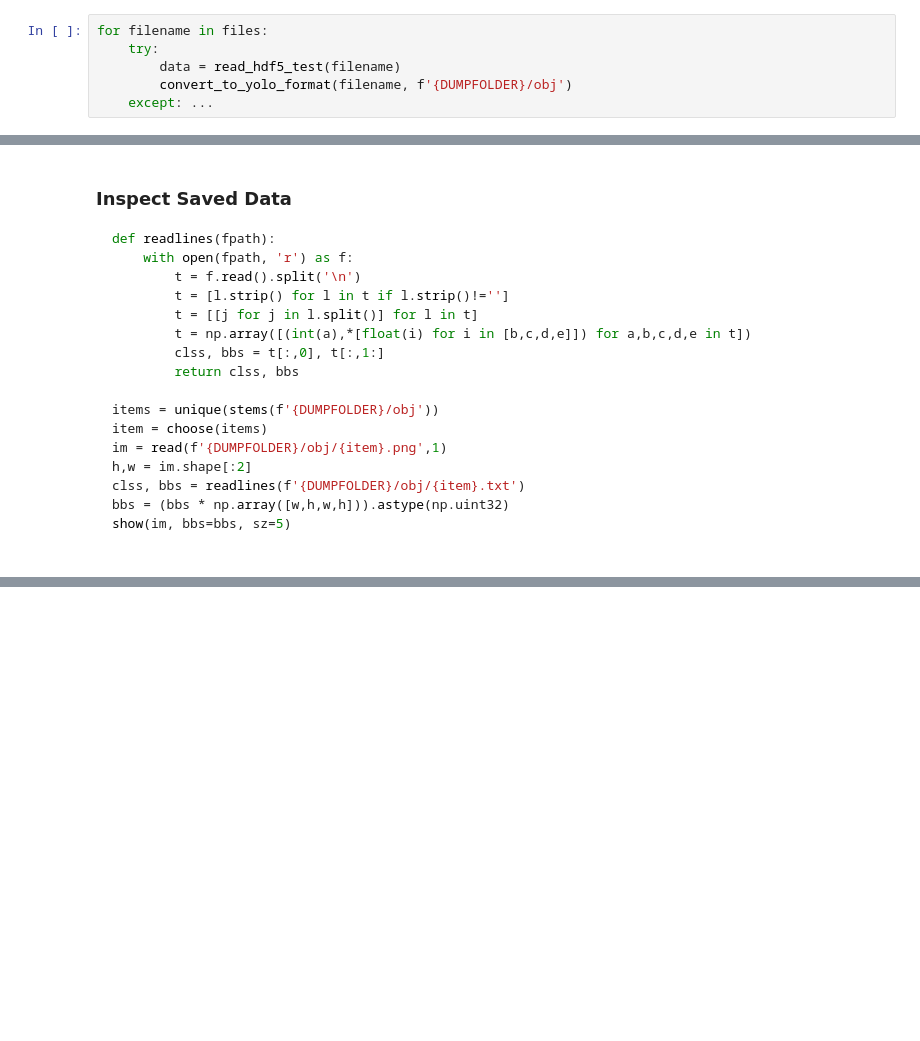
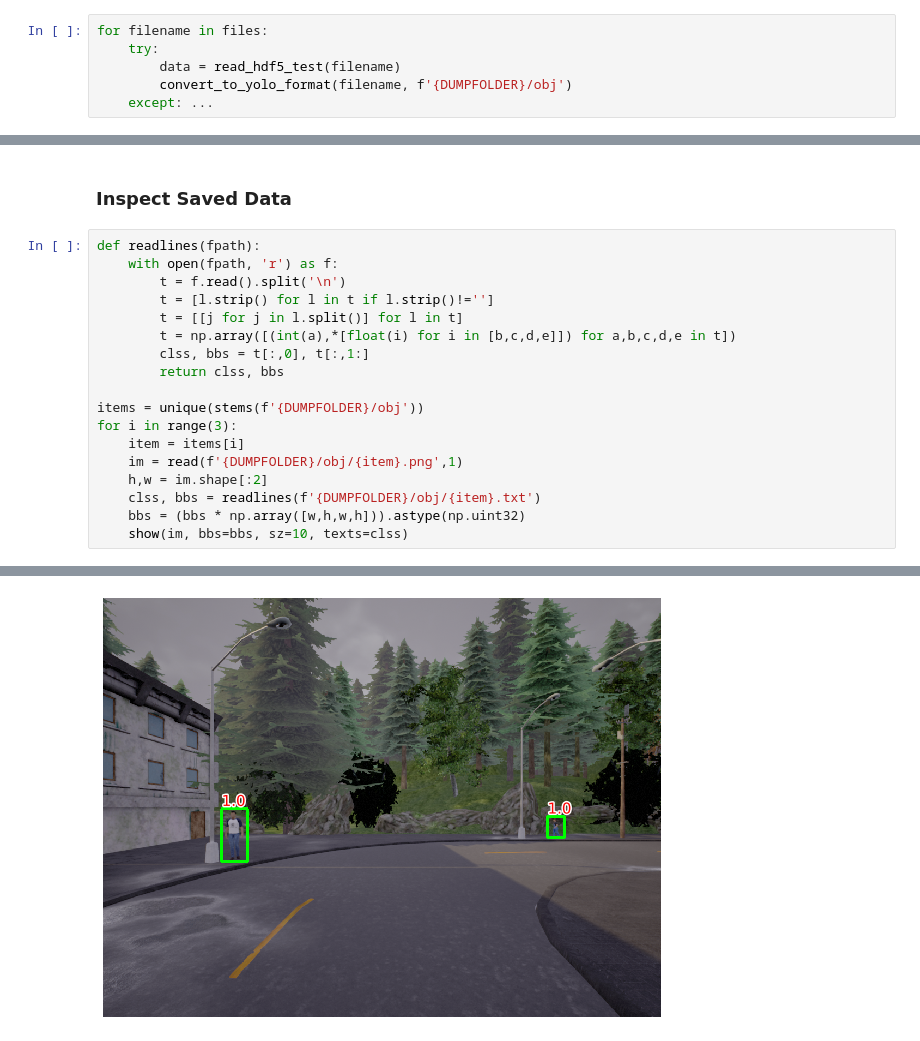
Before and after one commit to sizhky/carla-dataset-runner, a Jupyter notebook: extract-images-from-hdf5.ipynb, the cells around one changed output, grey strips where cells are left out. Saved outputs shown, nothing was run; the diff lists cells and outputs as text; blank space fills up the shorter version.

Commit message:
add data

````diff
--- a/extract-images-from-hdf5.ipynb
+++ b/extract-images-from-hdf5.ipynb
@@ -36,22 +39,21 @@ make_train_test_split(f'{DUMPFOLDER}/obj', f'{DUMPFOLDER}')
-# %% [markdown]
-### Inspect Saved Data
-
-```python
-def readlines(fpath):
-    with open(fpath, 'r') as f:
-        t = f.read().split('\n')
-        t = [l.strip() for l in t if l.strip()!='']
-        t = [[j for j in l.split()] for l in t]
-        t = np.array([(int(a),*[float(i) for i in [b,c,d,e]]) for a,b,c,d,e in t])
-        clss, bbs = t[:,0], t[:,1:]
-        return clss, bbs
-
-items = unique(stems(f'{DUMPFOLDER}/obj'))
-item = choose(items)
-im = read(f'{DUMPFOLDER}/obj/{item}.png',1)
-h,w = im.shape[:2]
-clss, bbs = readlines(f'{DUMPFOLDER}/obj/{item}.txt')
-bbs = (bbs * np.array([w,h,w,h])).astype(np.uint32)
-show(im, bbs=bbs, sz=5)
-
-```
+# %% [markdown]
+### Inspect Saved Data
+# %%
+def readlines(fpath):
+    with open(fpath, 'r') as f:
+        t = f.read().split('\n')
+        t = [l.strip() for l in t if l.strip()!='']
+        t = [[j for j in l.split()] for l in t]
+        t = np.array([(int(a),*[float(i) for i in [b,c,d,e]]) for a,b,c,d,e in t])
+        clss, bbs = t[:,0], t[:,1:]
+        return clss, bbs
+
+items = unique(stems(f'{DUMPFOLDER}/obj'))
+for i in range(3):
+    item = items[i]
+    im = read(f'{DUMPFOLDER}/obj/{item}.png',1)
+    h,w = im.shape[:2]
+    clss, bbs = readlines(f'{DUMPFOLDER}/obj/{item}.txt')
+    bbs = (bbs * np.array([w,h,w,h])).astype(np.uint32)
+    show(im, bbs=bbs, sz=10, texts=clss)
+# %% [output]
@@ -57,0 +61 @@ show(im, bbs=bbs, sz=5)
+[figure, added]
````
Also changed, not shown: parts of 4 cells of this notebook, 2 other files.
